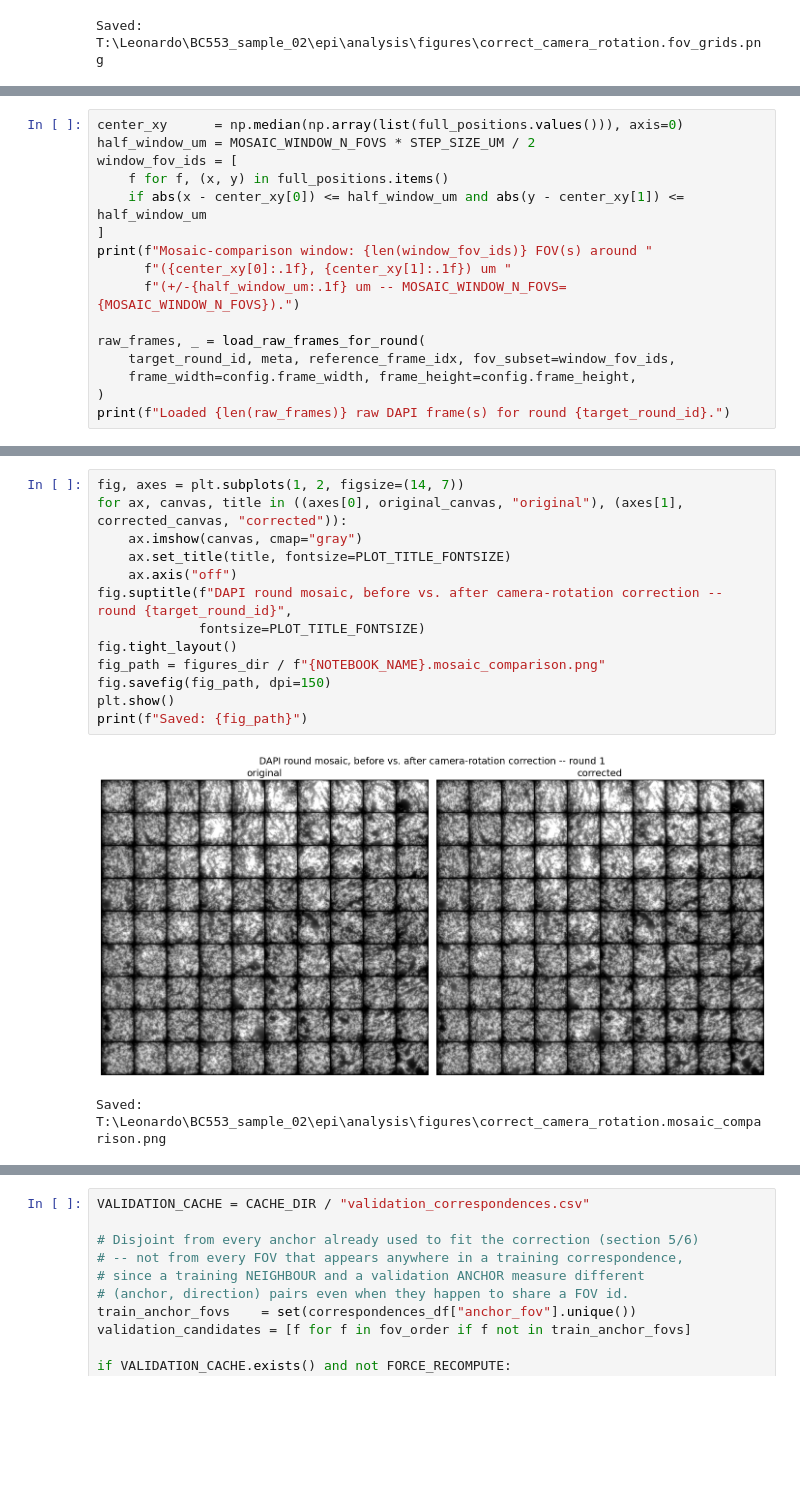
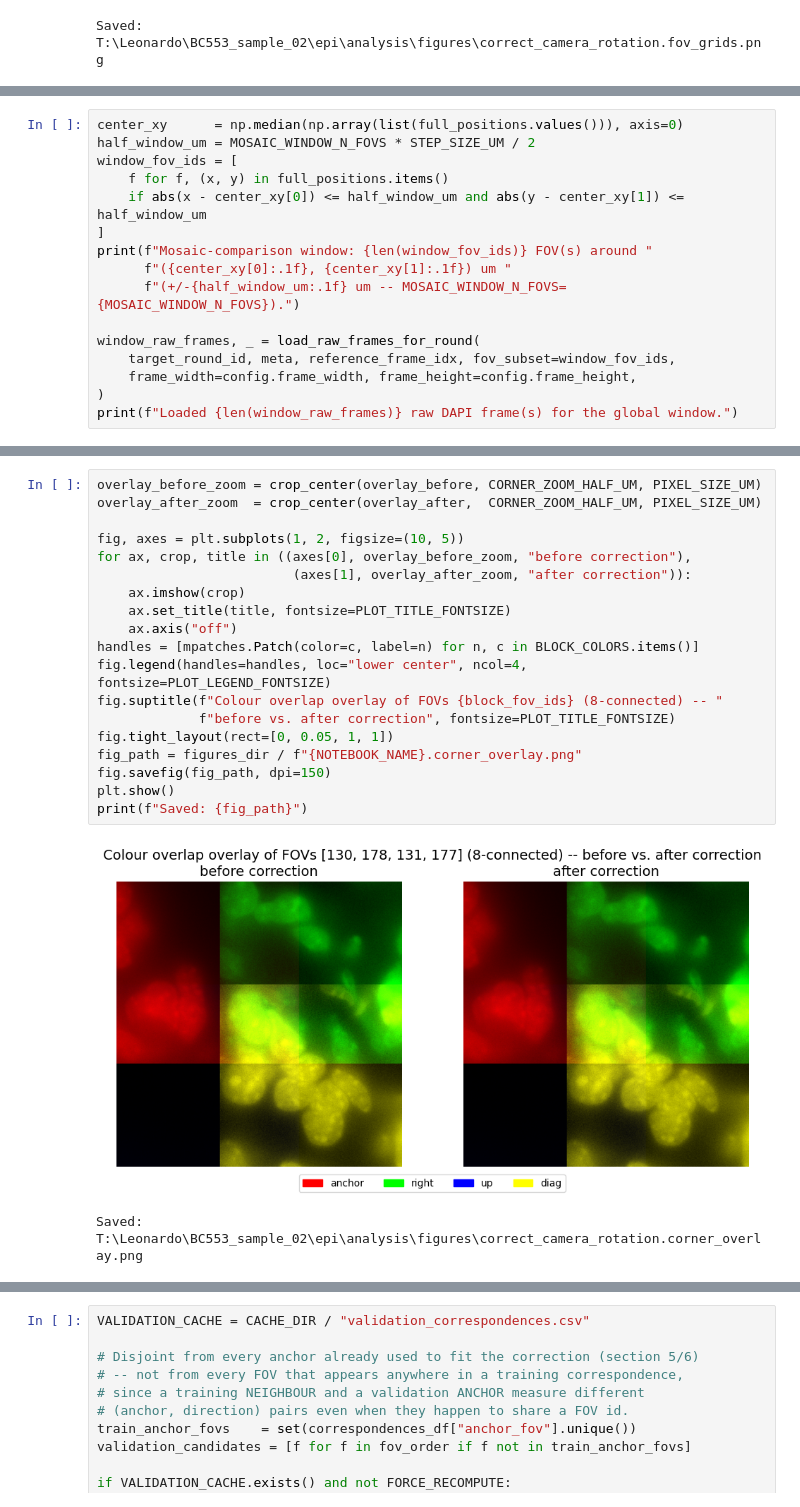
Before and after one commit to leonardosepulveda/MERci, a Jupyter notebook: notebooks/misc/correct_camera_rotation.ipynb, the cells around one changed output, grey strips where cells are left out. Drawn from its saved outputs; the diff is of its cells as text; blank space fills up the shorter version.

```diff
--- a/notebooks/misc/correct_camera_rotation.ipynb
+++ b/notebooks/misc/correct_camera_rotation.ipynb
@@ -627,10 +749,10 @@ print(f"Mosaic-comparison window: {len(window_fov_ids)} FOV(s) around "
       f"({center_xy[0]:.1f}, {center_xy[1]:.1f}) um "
       f"(+/-{half_window_um:.1f} um -- MOSAIC_WINDOW_N_FOVS={MOSAIC_WINDOW_N_FOVS}).")
 
-raw_frames, _ = load_raw_frames_for_round(
+window_raw_frames, _ = load_raw_frames_for_round(
     target_round_id, meta, reference_frame_idx, fov_subset=window_fov_ids,
     frame_width=config.frame_width, frame_height=config.frame_height,
 )
-print(f"Loaded {len(raw_frames)} raw DAPI frame(s) for round {target_round_id}.")
+print(f"Loaded {len(window_raw_frames)} raw DAPI frame(s) for the global window.")
 # %% [output]
 Mosaic-comparison window: 90 FOV(s) around (4698.4, -2554.1) um (+/-995.3 um -- MOSAIC_WINDOW_N_FOVS=10).
@@ -658,16 +896,22 @@ Saved: T:\Leonardo\BC553_sample_02\epi\analysis\cache\correct_camera_rotation\mo
 # %%
-fig, axes = plt.subplots(1, 2, figsize=(14, 7))
-for ax, canvas, title in ((axes[0], original_canvas, "original"), (axes[1], corrected_canvas, "corrected")):
-    ax.imshow(canvas, cmap="gray")
+overlay_before_zoom = crop_center(overlay_before, CORNER_ZOOM_HALF_UM, PIXEL_SIZE_UM)
+overlay_after_zoom  = crop_center(overlay_after,  CORNER_ZOOM_HALF_UM, PIXEL_SIZE_UM)
+
+fig, axes = plt.subplots(1, 2, figsize=(10, 5))
+for ax, crop, title in ((axes[0], overlay_before_zoom, "before correction"),
+                         (axes[1], overlay_after_zoom, "after correction")):
+    ax.imshow(crop)
     ax.set_title(title, fontsize=PLOT_TITLE_FONTSIZE)
     ax.axis("off")
-fig.suptitle(f"DAPI round mosaic, before vs. after camera-rotation correction -- round {target_round_id}",
-             fontsize=PLOT_TITLE_FONTSIZE)
-fig.tight_layout()
-fig_path = figures_dir / f"{NOTEBOOK_NAME}.mosaic_comparison.png"
+handles = [mpatches.Patch(color=c, label=n) for n, c in BLOCK_COLORS.items()]
+fig.legend(handles=handles, loc="lower center", ncol=4, fontsize=PLOT_LEGEND_FONTSIZE)
+fig.suptitle(f"Colour overlap overlay of FOVs {block_fov_ids} (8-connected) -- "
+             f"before vs. after correction", fontsize=PLOT_TITLE_FONTSIZE)
+fig.tight_layout(rect=[0, 0.05, 1, 1])
+fig_path = figures_dir / f"{NOTEBOOK_NAME}.corner_overlay.png"
 fig.savefig(fig_path, dpi=150)
 plt.show()
 print(f"Saved: {fig_path}")
 # %% [output]
-[figure, old version]
+[figure, new version]
-Saved: T:\Leonardo\BC553_sample_02\epi\analysis\figures\correct_camera_rotation.mosaic_comparison.png
+Saved: T:\Leonardo\BC553_sample_02\epi\analysis\figures\correct_camera_rotation.corner_overlay.png
```
Also changed, not shown: parts of 18 cells of this notebook.
